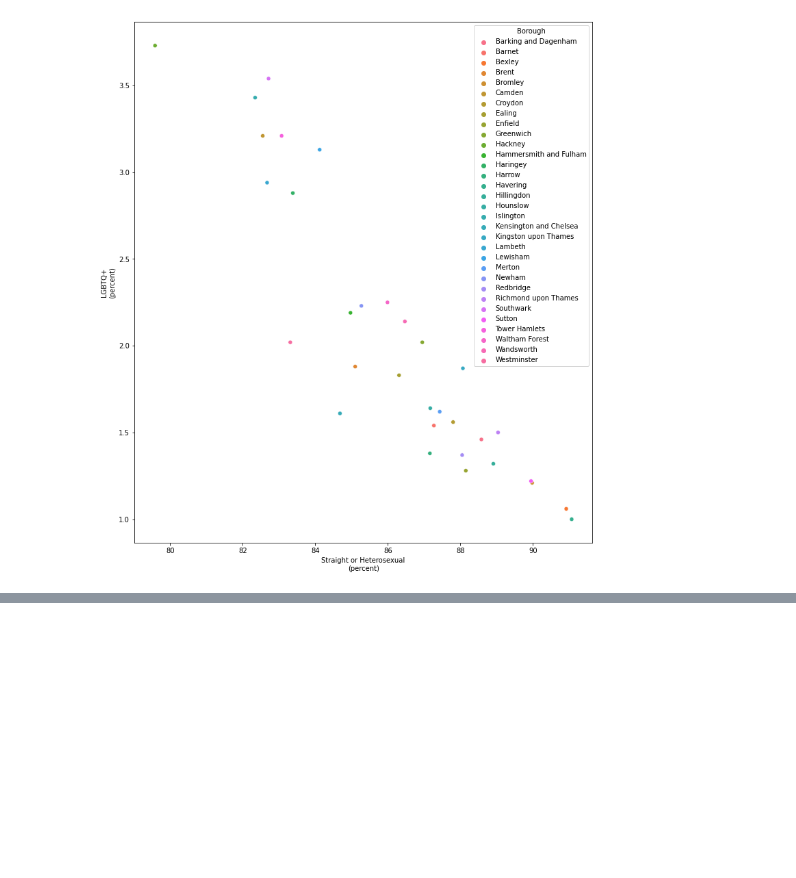
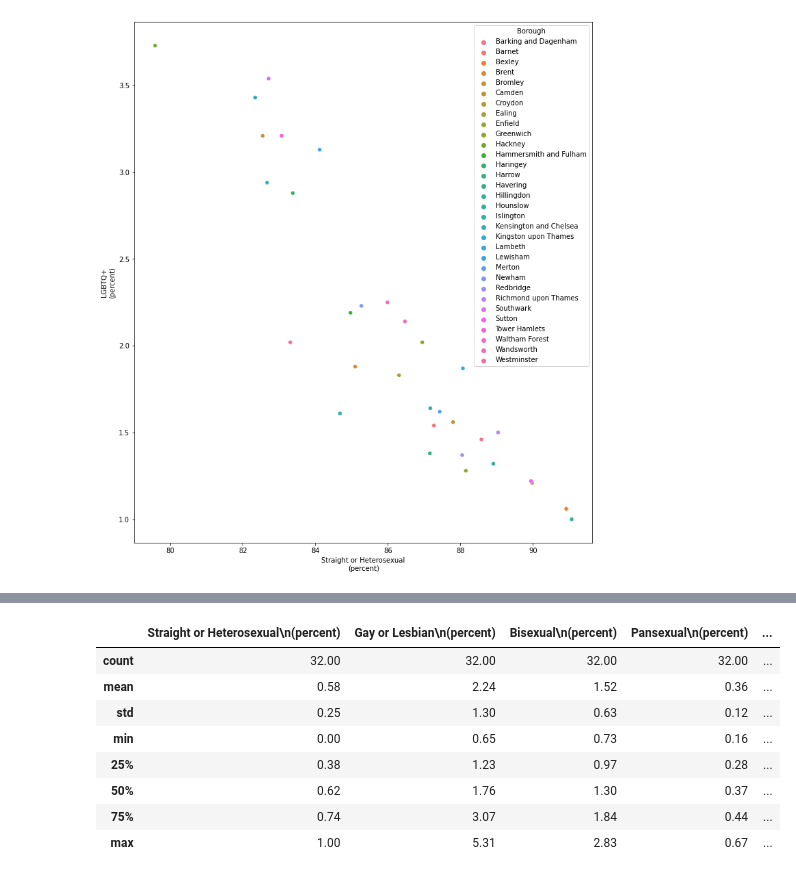
Before and after one commit to lordschmear/outline.fsds, a Jupyter notebook: lgbtqdata.ipynb, the cells around one changed output, grey strips where cells are left out. Saved outputs shown, nothing was run; the diff lists cells and outputs as text; code cells hidden in the pictures; blank space fills up the shorter version.

```diff
--- a/lgbtqdata.ipynb
+++ b/lgbtqdata.ipynb
@@ -135,0 +188,12 @@ for l in lgbtq_p.Subregion.unique():
+# %%
+lgbtq_p.describe().round(2)
+# %% [output]
+|  | Straight or Heterosexual\n(percent) | Gay or Lesbian\n(percent) | Bisexual\n(percent) | Pansexual\n(percent) | ... |
+| count | 32.00 | 32.00 | 32.00 | 32.00 | ... |
+| mean | 0.58 | 2.24 | 1.52 | 0.36 | ... |
+| std | 0.25 | 1.30 | 0.63 | 0.12 | ... |
+| min | 0.00 | 0.65 | 0.73 | 0.16 | ... |
+| 25% | 0.38 | 1.23 | 0.97 | 0.28 | ... |
+| 50% | 0.62 | 1.76 | 1.30 | 0.37 | ... |
+| 75% | 0.74 | 3.07 | 1.84 | 0.44 | ... |
+| max | 1.00 | 5.31 | 2.83 | 0.67 | ... |
```
Also changed, not shown: parts of 16 cells of this notebook.
